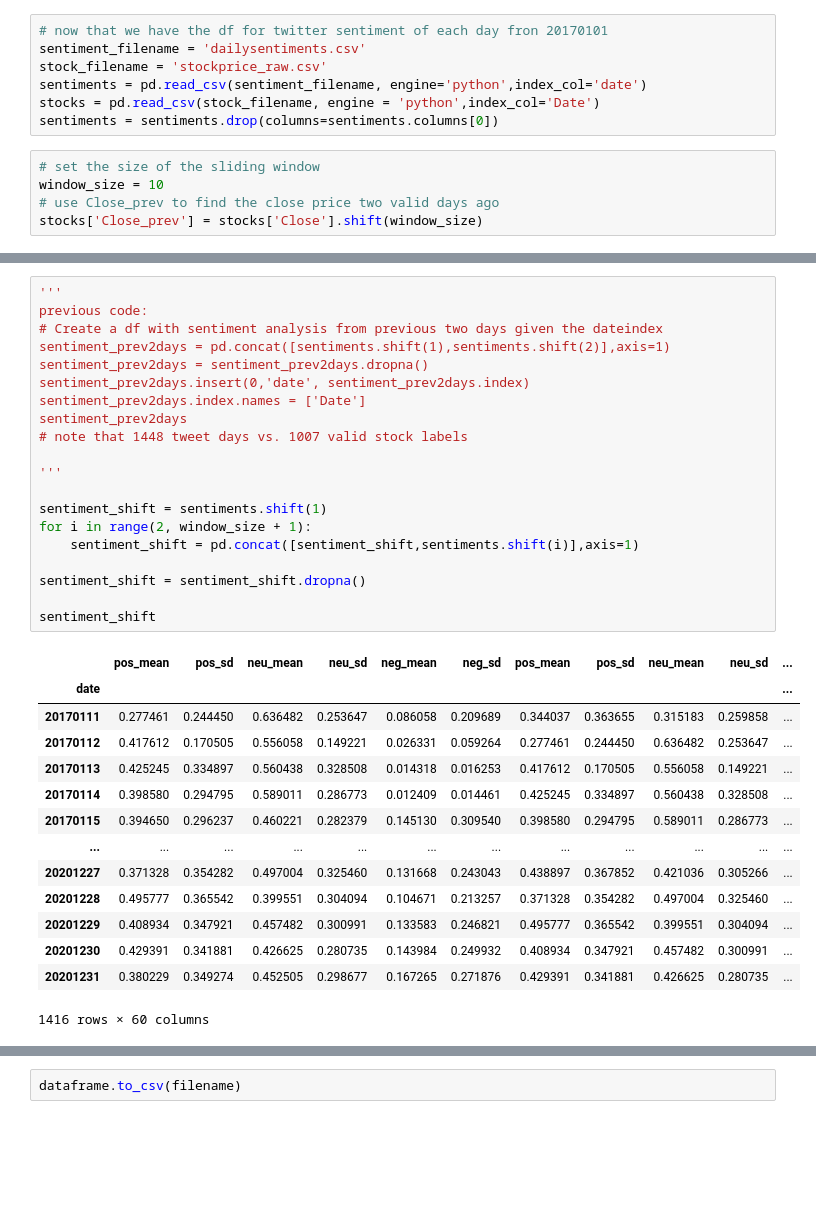
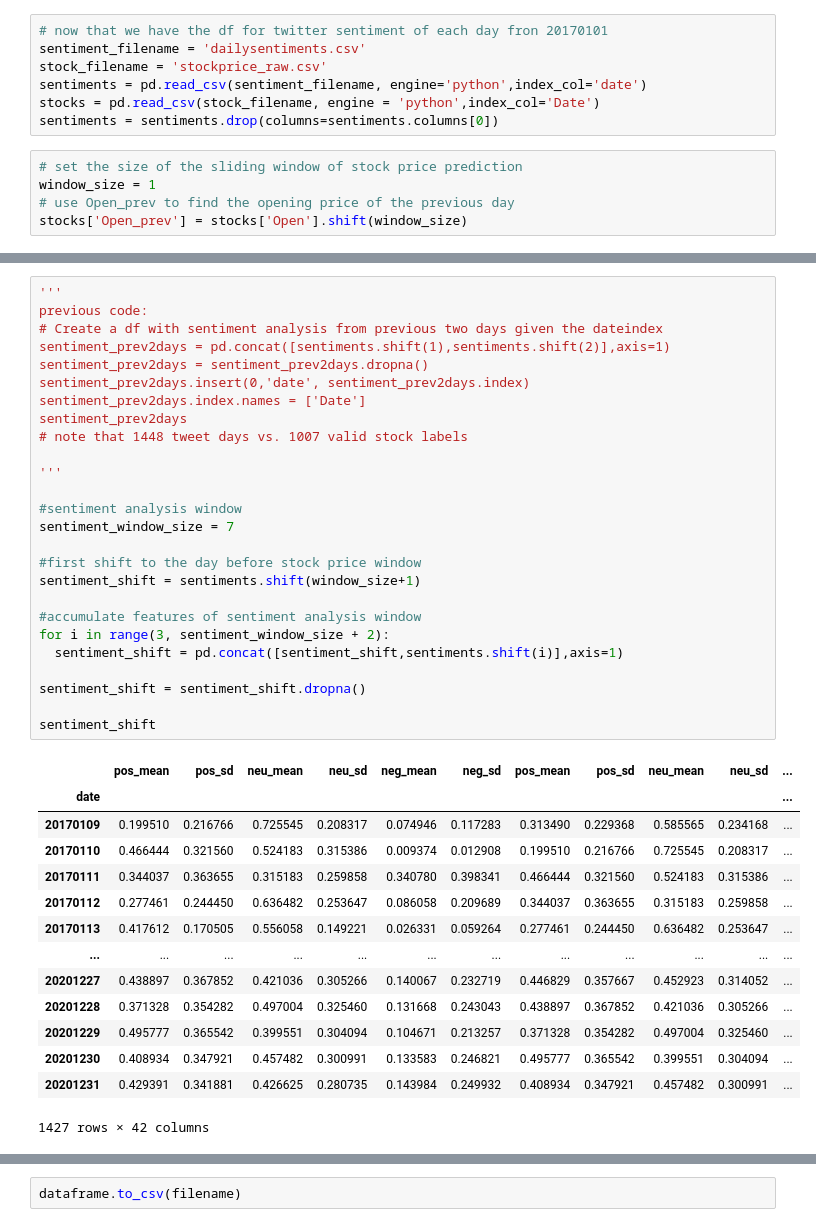
Before and after one commit to nbowen3/cs475_project, a Jupyter notebook: Find_label.ipynb, the cells around one changed output, grey strips where cells are left out. Saved outputs shown, nothing was run; the diff lists cells and outputs as text; blank space fills up the shorter version.

Commit message:
fixed sliding window

```diff
--- a/Find_label.ipynb
+++ b/Find_label.ipynb
@@ -8,10 +8,10 @@ sentiments = pd.read_csv(sentiment_filename, engine='python',index_col='date')
 stocks = pd.read_csv(stock_filename, engine = 'python',index_col='Date')
 sentiments = sentiments.drop(columns=sentiments.columns[0])
 # %%
-# set the size of the sliding window
-window_size = 10
-# use Close_prev to find the close price two valid days ago
-stocks['Close_prev'] = stocks['Close'].shift(window_size)
+# set the size of the sliding window of stock price prediction
+window_size = 1
+# use Open_prev to find the opening price of the previous day
+stocks['Open_prev'] = stocks['Open'].shift(window_size)
 # %%
 from datetime import timedelta
 dates = stocks.index
@@ -68,37 +66,43 @@ stock_label_df
 # %%
 '''
 previous code:
 # Create a df with sentiment analysis from previous two days given the dateindex
 sentiment_prev2days = pd.concat([sentiments.shift(1),sentiments.shift(2)],axis=1)
 sentiment_prev2days = sentiment_prev2days.dropna()
 sentiment_prev2days.insert(0,'date', sentiment_prev2days.index)
 sentiment_prev2days.index.names = ['Date']
 sentiment_prev2days
 # note that 1448 tweet days vs. 1007 valid stock labels
 
 '''
 
-sentiment_shift = sentiments.shift(1)
-for i in range(2, window_size + 1):
-    sentiment_shift = pd.concat([sentiment_shift,sentiments.shift(i)],axis=1)
+#sentiment analysis window
+sentiment_window_size = 7
+
+#first shift to the day before stock price window
+sentiment_shift = sentiments.shift(window_size+1)
+
+#accumulate features of sentiment analysis window
+for i in range(3, sentiment_window_size + 2):
+  sentiment_shift = pd.concat([sentiment_shift,sentiments.shift(i)],axis=1)
 
 sentiment_shift = sentiment_shift.dropna()
 
 sentiment_shift
 # %% [output]
 |  | pos_mean | pos_sd | neu_mean | neu_sd | neg_mean | neg_sd | pos_mean | pos_sd | neu_mean | neu_sd | ... |
 | date |  |  |  |  |  |  |  |  |  |  | ... |
-| 20170111 | 0.277461 | 0.244450 | 0.636482 | 0.253647 | 0.086058 | 0.209689 | 0.344037 | 0.363655 | 0.315183 | 0.259858 | ... |
-| 20170112 | 0.417612 | 0.170505 | 0.556058 | 0.149221 | 0.026331 | 0.059264 | 0.277461 | 0.244450 | 0.636482 | 0.253647 | ... |
-| 20170113 | 0.425245 | 0.334897 | 0.560438 | 0.328508 | 0.014318 | 0.016253 | 0.417612 | 0.170505 | 0.556058 | 0.149221 | ... |
-| 20170114 | 0.398580 | 0.294795 | 0.589011 | 0.286773 | 0.012409 | 0.014461 | 0.425245 | 0.334897 | 0.560438 | 0.328508 | ... |
-| 20170115 | 0.394650 | 0.296237 | 0.460221 | 0.282379 | 0.145130 | 0.309540 | 0.398580 | 0.294795 | 0.589011 | 0.286773 | ... |
+| 20170109 | 0.199510 | 0.216766 | 0.725545 | 0.208317 | 0.074946 | 0.117283 | 0.313490 | 0.229368 | 0.585565 | 0.234168 | ... |
+| 20170110 | 0.466444 | 0.321560 | 0.524183 | 0.315386 | 0.009374 | 0.012908 | 0.199510 | 0.216766 | 0.725545 | 0.208317 | ... |
+| 20170111 | 0.344037 | 0.363655 | 0.315183 | 0.259858 | 0.340780 | 0.398341 | 0.466444 | 0.321560 | 0.524183 | 0.315386 | ... |
+| 20170112 | 0.277461 | 0.244450 | 0.636482 | 0.253647 | 0.086058 | 0.209689 | 0.344037 | 0.363655 | 0.315183 | 0.259858 | ... |
+| 20170113 | 0.417612 | 0.170505 | 0.556058 | 0.149221 | 0.026331 | 0.059264 | 0.277461 | 0.244450 | 0.636482 | 0.253647 | ... |
 | ... | ... | ... | ... | ... | ... | ... | ... | ... | ... | ... | ... |
-| 20201227 | 0.371328 | 0.354282 | 0.497004 | 0.325460 | 0.131668 | 0.243043 | 0.438897 | 0.367852 | 0.421036 | 0.305266 | ... |
-| 20201228 | 0.495777 | 0.365542 | 0.399551 | 0.304094 | 0.104671 | 0.213257 | 0.371328 | 0.354282 | 0.497004 | 0.325460 | ... |
-| 20201229 | 0.408934 | 0.347921 | 0.457482 | 0.300991 | 0.133583 | 0.246821 | 0.495777 | 0.365542 | 0.399551 | 0.304094 | ... |
-| 20201230 | 0.429391 | 0.341881 | 0.426625 | 0.280735 | 0.143984 | 0.249932 | 0.408934 | 0.347921 | 0.457482 | 0.300991 | ... |
-| 20201231 | 0.380229 | 0.349274 | 0.452505 | 0.298677 | 0.167265 | 0.271876 | 0.429391 | 0.341881 | 0.426625 | 0.280735 | ... |
+| 20201227 | 0.438897 | 0.367852 | 0.421036 | 0.305266 | 0.140067 | 0.232719 | 0.446829 | 0.357667 | 0.452923 | 0.314052 | ... |
+| 20201228 | 0.371328 | 0.354282 | 0.497004 | 0.325460 | 0.131668 | 0.243043 | 0.438897 | 0.367852 | 0.421036 | 0.305266 | ... |
+| 20201229 | 0.495777 | 0.365542 | 0.399551 | 0.304094 | 0.104671 | 0.213257 | 0.371328 | 0.354282 | 0.497004 | 0.325460 | ... |
+| 20201230 | 0.408934 | 0.347921 | 0.457482 | 0.300991 | 0.133583 | 0.246821 | 0.495777 | 0.365542 | 0.399551 | 0.304094 | ... |
+| 20201231 | 0.429391 | 0.341881 | 0.426625 | 0.280735 | 0.143984 | 0.249932 | 0.408934 | 0.347921 | 0.457482 | 0.300991 | ... |
-1416 rows × 60 columns
+1427 rows × 42 columns
 # %%
 dataframe = sentiment_shift.merge(stock_label_df,how='left', left_on='date', right_on='date')
```
Also changed, not shown: parts of 7 cells of this notebook, 1 other file.
